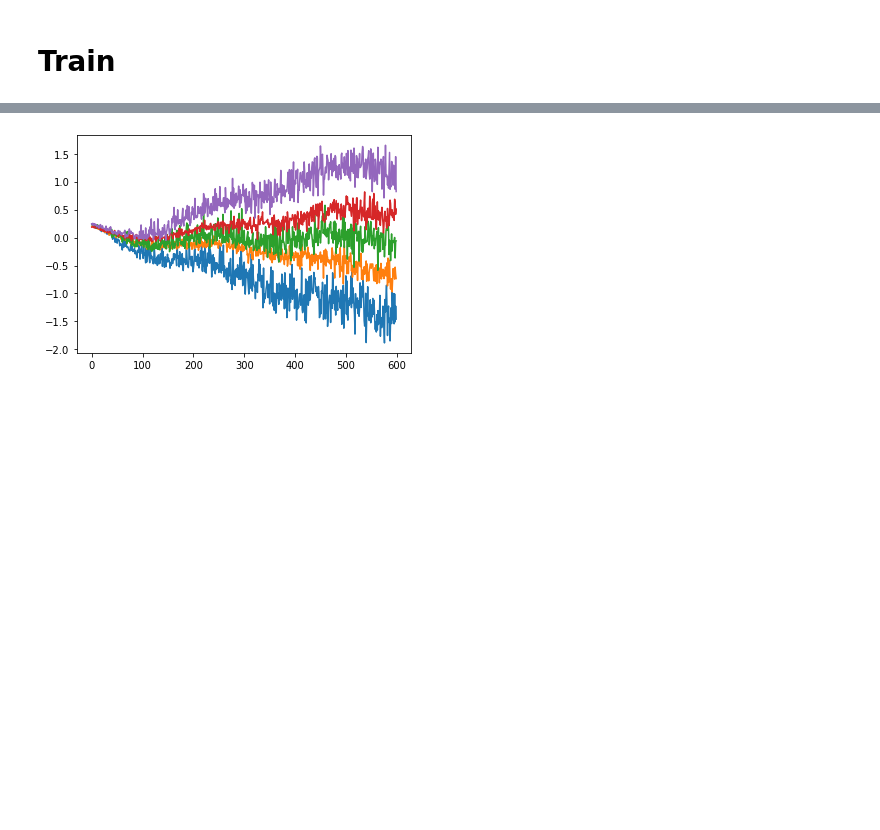
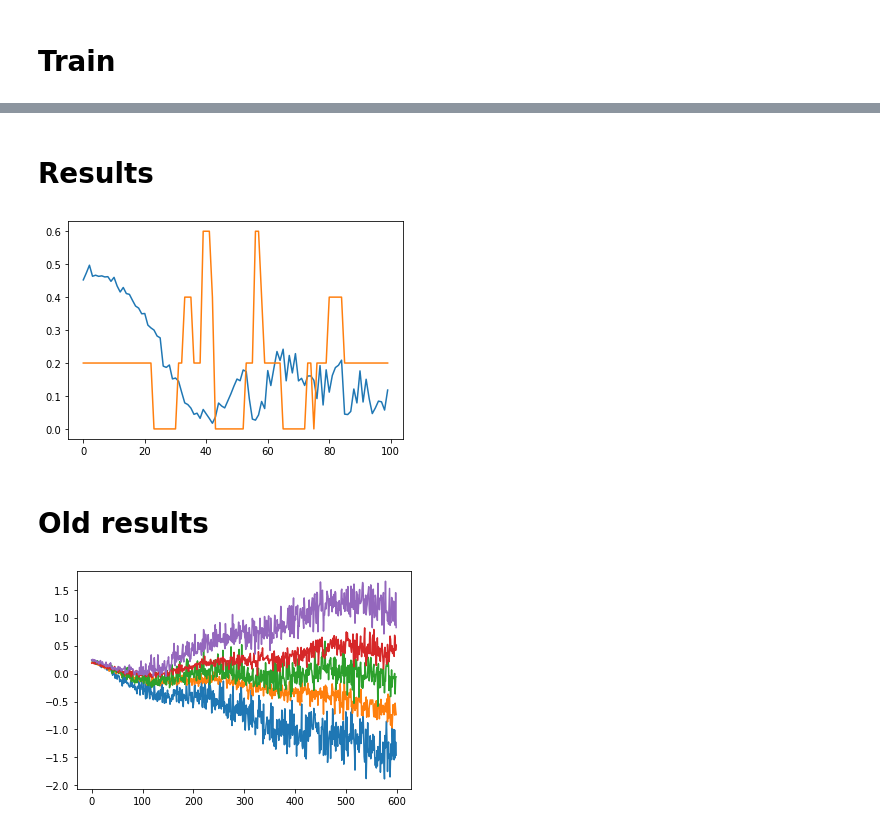
Before and after one commit to RohanM/news-bias, a Jupyter notebook: finetune.ipynb, the cells around one changed output, grey strips where cells are left out. Drawn from its saved outputs; the diff is of its cells as text; code cells hidden in the pictures; blank space fills up the shorter version.

Commit message:
Extract Trainer and set up freeze/unfreeze training

```diff
--- a/finetune.ipynb
+++ b/finetune.ipynb
@@ -167,10 +181,0 @@ from transformers import get_scheduler
-# %%
-num_epochs = 600
-num_training_steps = num_epochs * len(train_dataloader)
-lr_scheduler = get_scheduler(
-    "cosine",
-    optimizer=optimizer,
-    num_warmup_steps=50,
-    num_training_steps=num_training_steps,
-)
-print(num_training_steps)
@@ -187,4 +245,6 @@ Some weights of the model checkpoint at distilbert-base-uncased were not used wh
 - This IS expected if you are initializing DistilBertModel from the checkpoint of a model trained on another task or with another architecture (e.g. initializing a BertForSequenceClassification model  ...
 - This IS NOT expected if you are initializing DistilBertModel from the checkpoint of a model that you expect to be exactly identical (initializing a BertForSequenceClassification model from a BertFor ...
+# %%
+trainer = Trainer(model, train_dataloader, valid_dataloader)
 # %%
 model.freeze_base()
@@ -222,0 +251,2 @@ for epoch in range(num_epochs):
+# %%
+trainer.train(10)
@@ -222,0 +273,4 @@ for epoch in range(num_epochs):
+# %%
+results = trainer.train(100)
+# %% [markdown]
+# Results
@@ -223,3 +279,11 @@ for epoch in range(num_epochs):
+# %%
+plt.plot(results['losses'])
+plt.plot(results['accuracies'])
+plt.show()
+# %% [output]
+[figure, added]
+# %% [markdown]
+# Old results
 # %%
 import matplotlib.pyplot as plt
 plt.plot(all_results)
```
Also changed, not shown: parts of 21 cells of this notebook.
